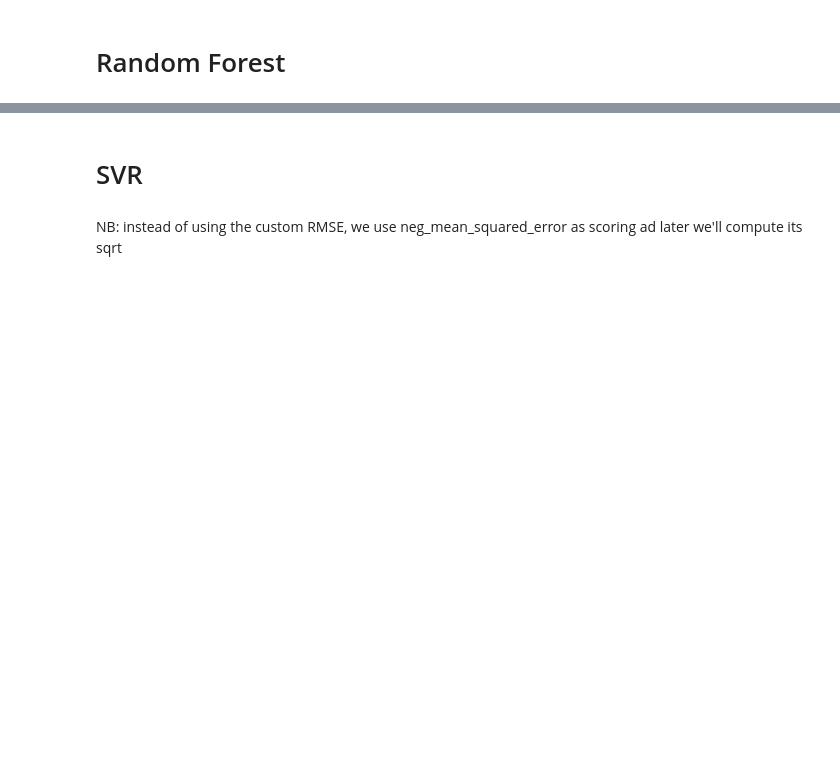
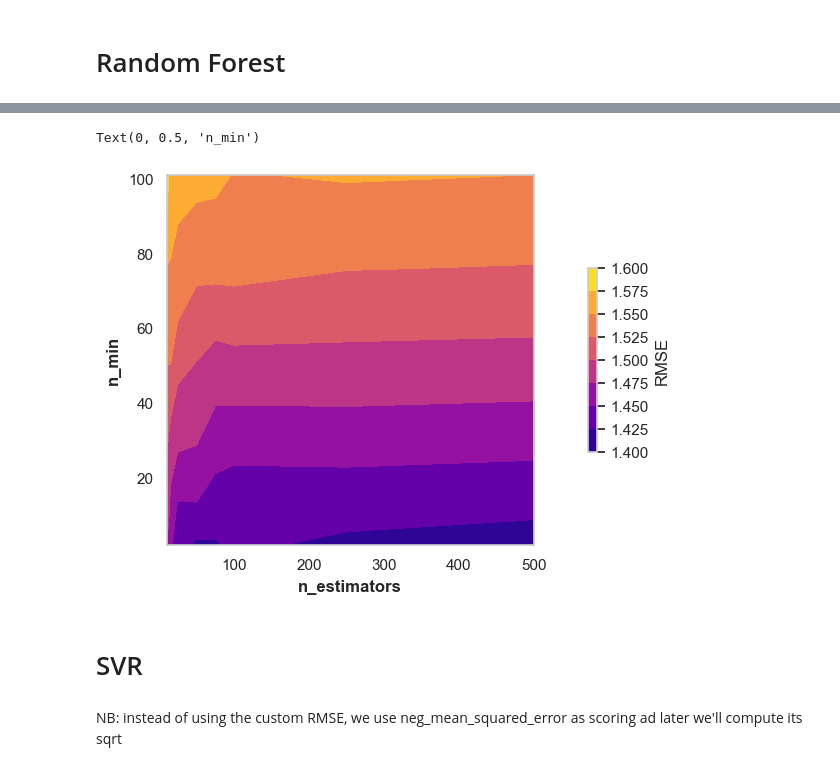
Before and after one commit to giuliofantuzzi/ML-final-project, a Jupyter notebook: code/ML-models/hyperparameter-tuning.ipynb, the cells around one changed output, grey strips where cells are left out. Drawn from its saved outputs; the diff is of its cells as text; code cells hidden in the pictures; blank space fills up the shorter version.

```diff
--- a/code/ML-models/hyperparameter-tuning.ipynb
+++ b/code/ML-models/hyperparameter-tuning.ipynb
@@ -291,3 +315,21 @@ fig.savefig('../../plots/rmse_vs_n_estimators_and_min_samples_split_SURFACE.png'
+# %%
+# Create a contour plot
+x= extracted_data["n_estimators"].unique()
+y=extracted_data["min_samples_split"].unique()
+z= extracted_data["rmse"].values.reshape(len(y),len(x))
+X, Y = np.meshgrid(x, y)
+
+z= extracted_data["rmse"].values.reshape(len(y),len(x))
+fig=plt.contourf(X, Y, z,cmap='plasma')
+#cbar with label on the top of rhe bar
+cbar = plt.colorbar(fig, label='RMSE', shrink=0.5, pad=.11)
+#add x and y labels
+plt.xlabel('n_estimators', labelpad=5, fontsize=12, fontweight='bold')
+plt.ylabel('n_min', labelpad=5, fontsize=12, fontweight='bold')
+# add rmse label in the cbar
+# %% [output]
+Text(0, 0.5, 'n_min')
+[figure, added]
 # %% [markdown]
 # SVR
 # %% [markdown]
```
Also changed, not shown: parts of 7 cells of this notebook, 4 other files.
